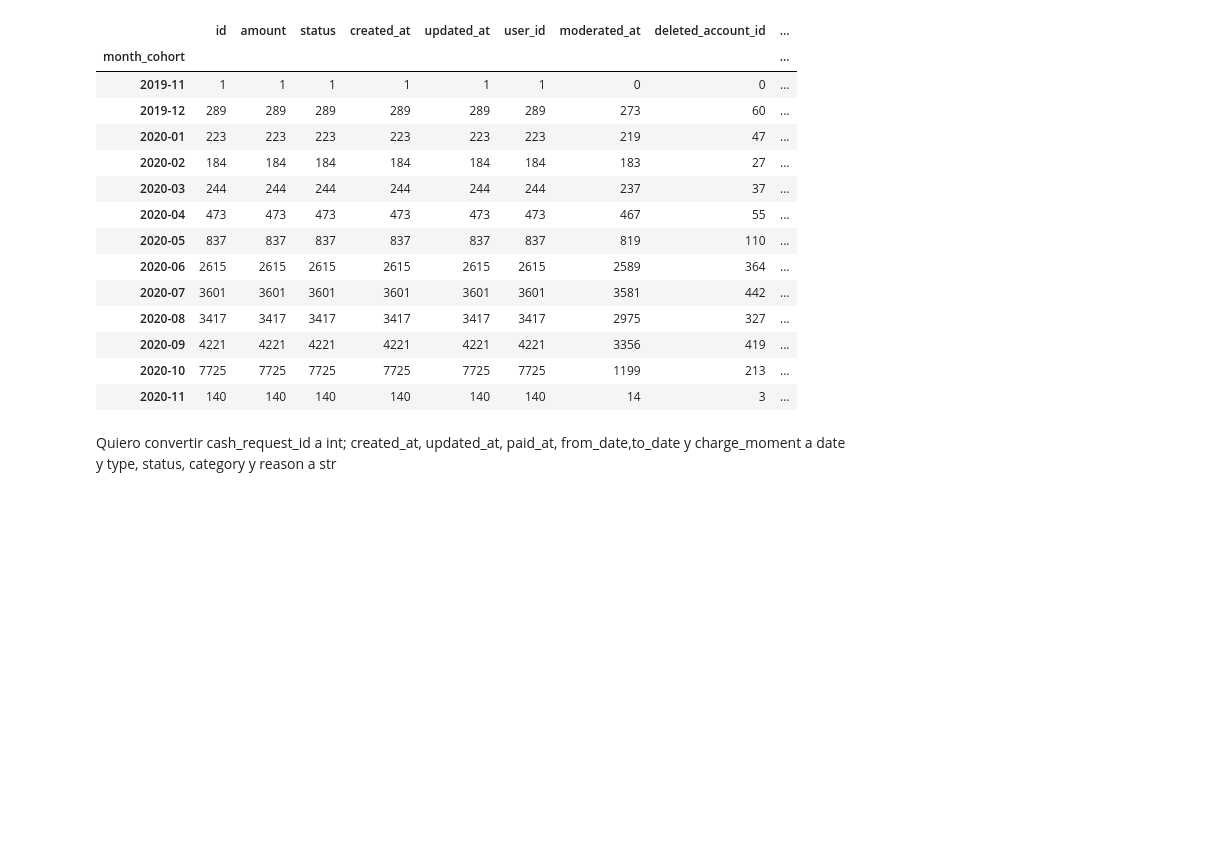
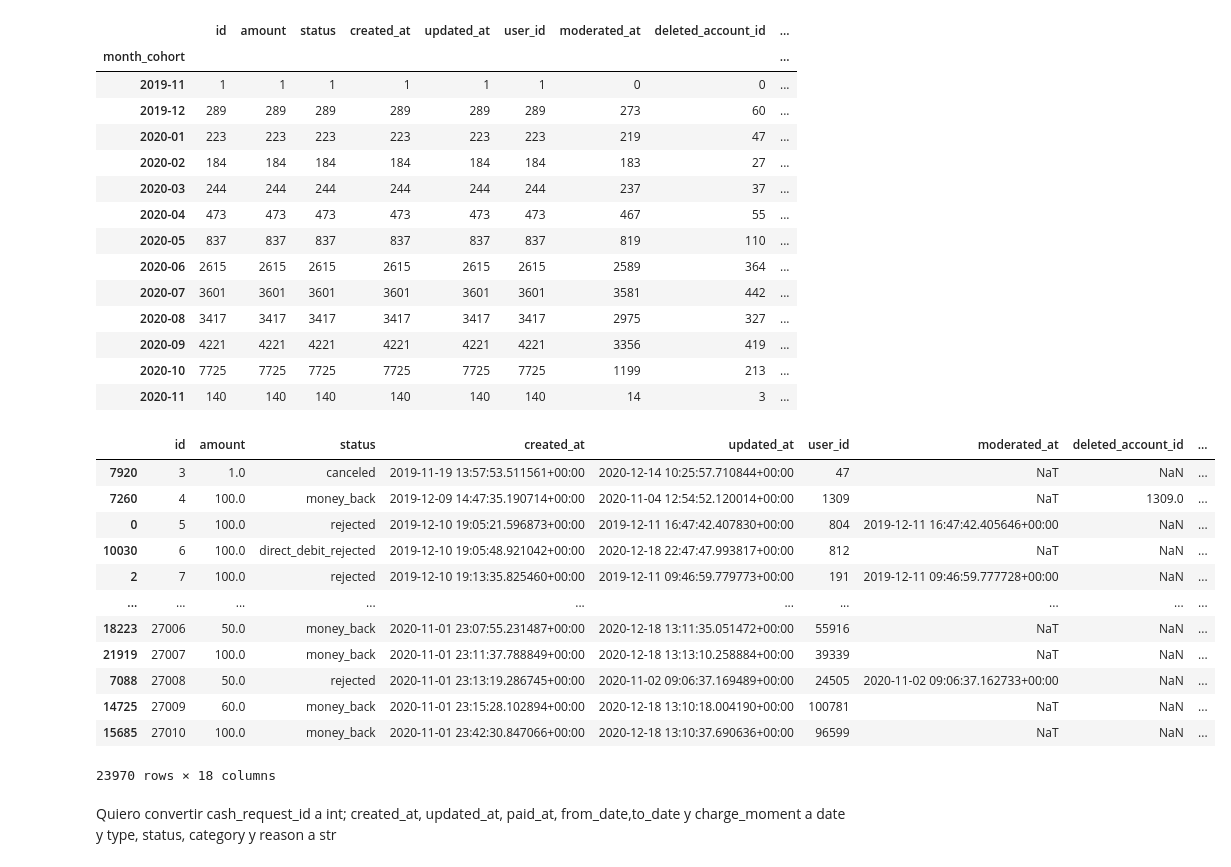
Before and after one commit to ooolychee/project-1-ironhack-payments-es, a Jupyter notebook: project1_eda.ipynb, the cells around one changed output. Saved outputs shown, nothing was run; the diff lists cells and outputs as text; code cells hidden in the pictures; blank space fills up the shorter version.

```diff
--- a/project1_eda.ipynb
+++ b/project1_eda.ipynb
@@ -160,6 +160,23 @@ request_df_2.groupby("month_cohort").count()
 | 2020-09 | 4221 | 4221 | 4221 | 4221 | 4221 | 4221 | 3356 | 419 | ... |
 | 2020-10 | 7725 | 7725 | 7725 | 7725 | 7725 | 7725 | 1199 | 213 | ... |
 | 2020-11 | 140 | 140 | 140 | 140 | 140 | 140 | 14 | 3 | ... |
+# %%
+request_df_2["cohort_de_verdad"] = request_df_2.groupby("user_id")["created_at"].transform("min").dt.to_period("M")
+request_df_2
+# %% [output]
+|  | id | amount | status | created_at | updated_at | user_id | moderated_at | deleted_account_id | ... |
+| 7920 | 3 | 1.0 | canceled | 2019-11-19 13:57:53.511561+00:00 | 2020-12-14 10:25:57.710844+00:00 | 47 | NaT | NaN | ... |
+| 7260 | 4 | 100.0 | money_back | 2019-12-09 14:47:35.190714+00:00 | 2020-11-04 12:54:52.120014+00:00 | 1309 | NaT | 1309.0 | ... |
+| 0 | 5 | 100.0 | rejected | 2019-12-10 19:05:21.596873+00:00 | 2019-12-11 16:47:42.407830+00:00 | 804 | 2019-12-11 16:47:42.405646+00:00 | NaN | ... |
+| 10030 | 6 | 100.0 | direct_debit_rejected | 2019-12-10 19:05:48.921042+00:00 | 2020-12-18 22:47:47.993817+00:00 | 812 | NaT | NaN | ... |
+| 2 | 7 | 100.0 | rejected | 2019-12-10 19:13:35.825460+00:00 | 2019-12-11 09:46:59.779773+00:00 | 191 | 2019-12-11 09:46:59.777728+00:00 | NaN | ... |
+| ... | ... | ... | ... | ... | ... | ... | ... | ... | ... |
+| 18223 | 27006 | 50.0 | money_back | 2020-11-01 23:07:55.231487+00:00 | 2020-12-18 13:11:35.051472+00:00 | 55916 | NaT | NaN | ... |
+| 21919 | 27007 | 100.0 | money_back | 2020-11-01 23:11:37.788849+00:00 | 2020-12-18 13:13:10.258884+00:00 | 39339 | NaT | NaN | ... |
+| 7088 | 27008 | 50.0 | rejected | 2020-11-01 23:13:19.286745+00:00 | 2020-11-02 09:06:37.169489+00:00 | 24505 | 2020-11-02 09:06:37.162733+00:00 | NaN | ... |
+| 14725 | 27009 | 60.0 | money_back | 2020-11-01 23:15:28.102894+00:00 | 2020-12-18 13:10:18.004190+00:00 | 100781 | NaT | NaN | ... |
+| 15685 | 27010 | 100.0 | money_back | 2020-11-01 23:42:30.847066+00:00 | 2020-12-18 13:10:37.690636+00:00 | 96599 | NaT | NaN | ... |
+23970 rows × 18 columns
 # %%
 #retention = df.pivot(index="cohort", columns="Fecha compra" , values="Num Clients").divide(cohort_sIze_innitial["num clientes"]) ... .divide
 # %% [markdown]
```
Also changed, not shown: parts of 4 cells of this notebook.
